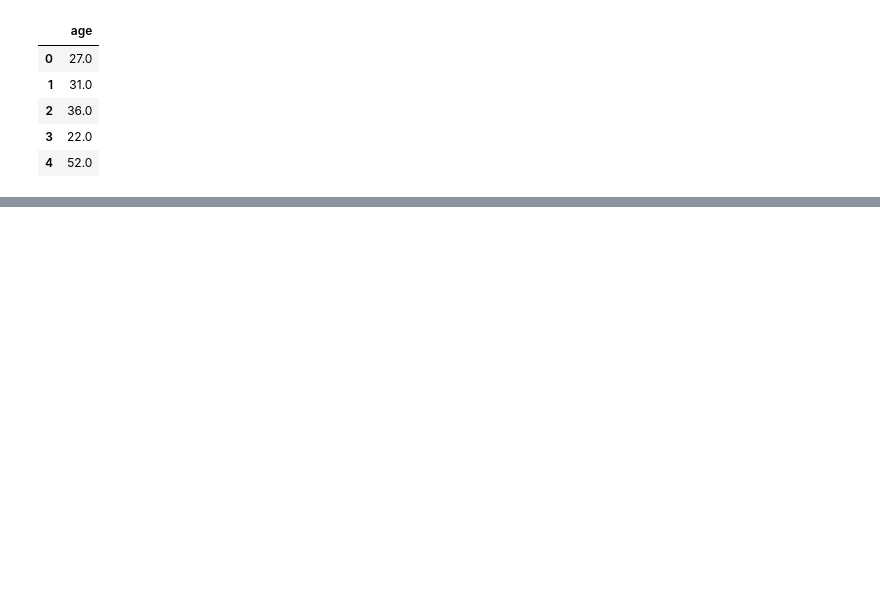
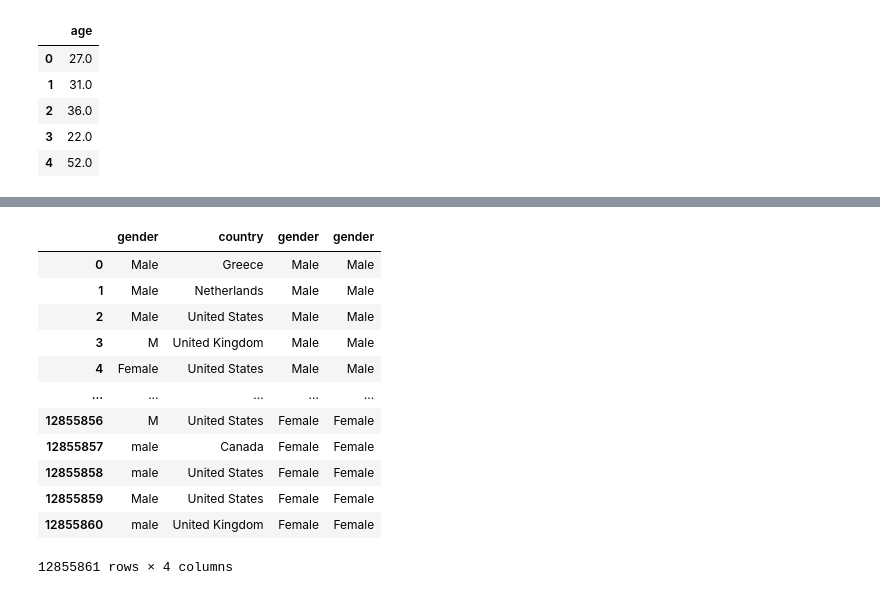
Before and after one commit to ArtTucker/mental_health_and_economics, a Jupyter notebook: database/database_connection_local.ipynb, the cells around one changed output, grey strips where cells are left out. Drawn from its saved outputs; the diff is of its cells as text; code cells hidden in the pictures; blank space fills up the shorter version.

```diff
--- a/database/database_connection.ipynb
+++ b/database/database_connection_local.ipynb
@@ -231,4 +254,18 @@ print(df_join_test1.head())
 # %%
 # Connection database(join 3 tables):
-#df_join_test2 = pd.read_sql("SELECT t1.gender, t1.country, t2.gender, t2.country_live, t3.gender, t3.country_live FROM dataset_2014 as t1 INNER JOIN dataset_2017 as t2 ON t1.key = t2.key INNER JOIN clean_dataset_2016 as t3 ON t2.key = t3.key", connect)
-#df_join_test2
+df_join_test2 = pd.read_sql("SELECT t1.gender, t1.country, t2.gender, t3.gender FROM dataset_2014 as t1 INNER JOIN dataset_2016 as t2 ON t1.age = t2.age INNER JOIN dataset_2019 as t3 ON t2.gender = t3.gender", connect)
+df_join_test2.head()
+# %% [output]
+|  | gender | country | gender | gender |
+| 0 | Male | Greece | Male | Male |
+| 1 | Male | Netherlands | Male | Male |
+| 2 | Male | United States | Male | Male |
+| 3 | M | United Kingdom | Male | Male |
+| 4 | Female | United States | Male | Male |
+| ... | ... | ... | ... | ... |
+| 12855856 | M | United States | Female | Female |
+| 12855857 | male | Canada | Female | Female |
+| 12855858 | male | United States | Female | Female |
+| 12855859 | Male | United States | Female | Female |
+| 12855860 | male | United Kingdom | Female | Female |
+12855861 rows × 4 columns
```
Also changed, not shown: parts of 9 cells of this notebook, 6 other files.
